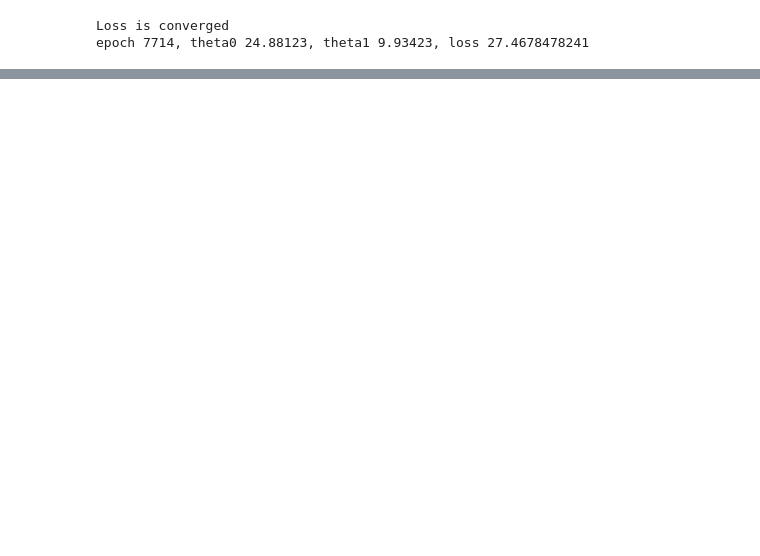
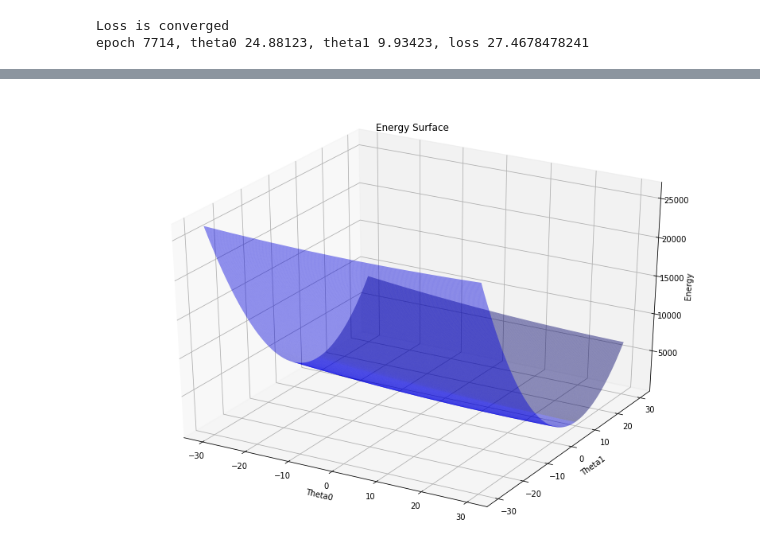
Before and after one commit to jesnk/20_1_ml_class, a Jupyter notebook: assignment/03/03.ipynb, the cells around one changed output, grey strips where cells are left out. Saved outputs shown, nothing was run; the diff lists cells and outputs as text; code cells hidden in the pictures; blank space fills up the shorter version.

```diff
--- a/assignment/03/03.ipynb
+++ b/assignment/03/03.ipynb
@@ -165,3 +161,17 @@ AttributeError: 'numpy.ndarray' object has no attribute 'cpu'
+# %%
+# Plot the Energy surface
+from mpl_toolkits.mplot3d import Axes3D
+
+fig = plt.figure(figsize=[14,10])
+ax = fig.gca(projection='3d')
+ax.plot_surface(TH0,TH1,LOSS,rstride=1,cstride=1,color='b',alpha=0.5)
+ax.set_xlabel('Theta0')
+ax.set_ylabel('Theta1')
+ax.set_zlabel('Energy')
+plt.title("Energy Surface")
+plt.show()
+# %% [output]
+[figure, added]
 # %%
 # Setting For Optimization Path Plotting
 x_e_line = []
```
Also changed, not shown: parts of 5 cells of this notebook, 1 other file.
